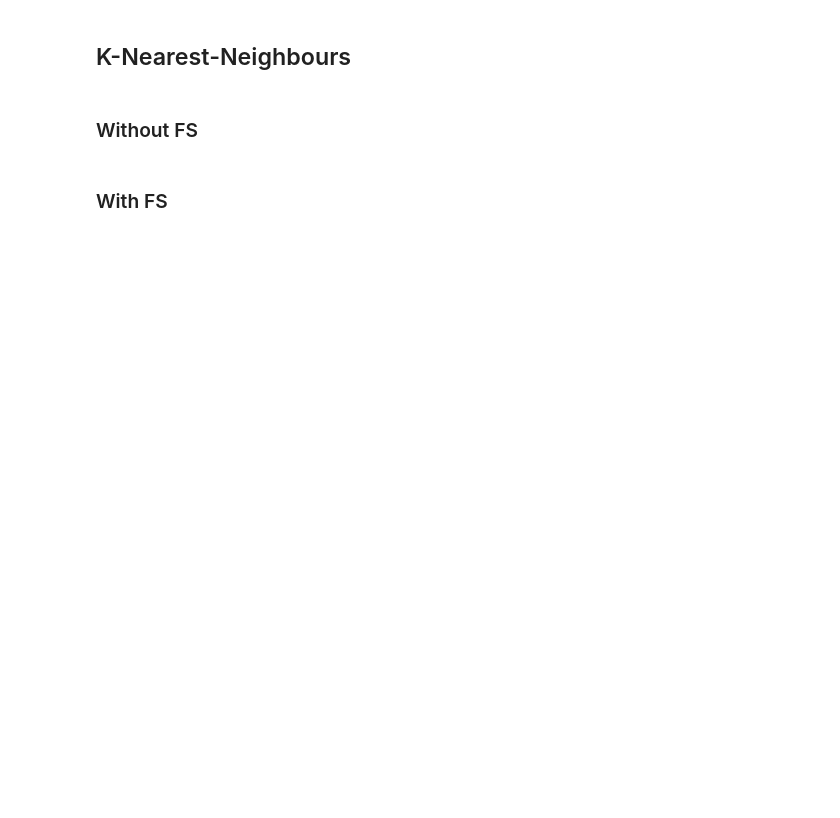
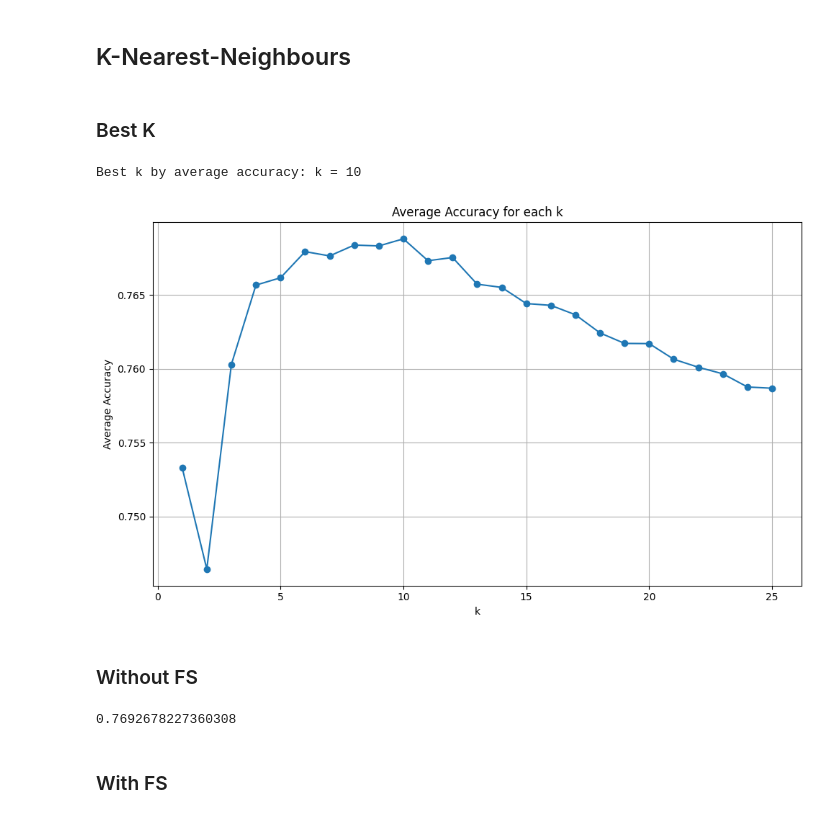
Before and after one commit to rubuy-74/feup-ia, a Jupyter notebook: proj2/main.ipynb, the cells around one changed output. Saved outputs shown, nothing was run; the diff lists cells and outputs as text; code cells hidden in the pictures; blank space fills up the shorter version.

Commit message:
feat: added script to analyze best possible k for k-nn

```diff
--- a/proj2/main.ipynb
+++ b/proj2/main.ipynb
@@ -160,5 +217,73 @@ print(best_features)
 # %% [markdown]
 ## K-Nearest-Neighbours
+# %% [markdown]
+### Best K
+# %%
+from sklearn.preprocessing import StandardScaler
+from sklearn.neighbors import KNeighborsClassifier
+from collections import defaultdict, Counter
+
+
+number_of_runs = 20 # Change this number to run more or less iterations, the more this number the more accurate can be the results
+number_of_neighbors = 25 # Change this number to evaluate more or less neighbors (not reccomended since higher neigbors has worse accuracy)
+
+# Data structures to keep track
+top_k_counts = Counter()
+k_accuracy_map = defaultdict(list)
+
+for run in range(1, number_of_runs + 1):
+    x_train, x_test, y_train, y_test = train_test_split(x, y, test_size=0.20)
+
+    scaler = StandardScaler()
+    x_train_scaled = scaler.fit_transform(x_train)
+    x_test_scaled = scaler.transform(x_test)
+
+    k_accuracies = []
+
+    for k in range(1,number_of_neighbors + 1):
+        knn = KNeighborsClassifier(n_neighbors=k)
+        knn.fit(x_train_scaled, y_train)
+        preds = knn.predict(x_test_scaled)
+        acc = accuracy_score(y_test, preds)
+        k_accuracies.append((k, acc))
+
+    # Sort by accuracy descending
+    k_accuracies.sort(key=lambda tup: tup[1], reverse=True)
+
+    # Track accuracies for average and top-k counting
+    for i, (k, acc) in enumerate(k_accuracies):
+        k_accuracy_map[k].append(acc)
+        if i == 0:
+            top_k_counts[k] += 1
+
+    best_k, best_acc = k_accuracies[0]
+
+
+
+
+# Average accuracy per k
+avg_accuracies = {k: np.mean(accs) for k, accs in k_accuracy_map.items()}
+sorted_avg = sorted(avg_accuracies.items(), key=lambda x: x[1], reverse=True)
+
+
+best_avg_k, best_avg_acc = sorted_avg[0]
+print(f"\nBest k by average accuracy: k = {best_avg_k}\n")
+
+# Plot average accuracy vs k
+ks = sorted(avg_accuracies.keys())
+accs = [avg_accuracies[k] for k in ks]
+
+plt.figure(figsize=(10, 6))
+plt.plot(ks, accs, marker='o')
+plt.title("Average Accuracy for each k")
+plt.xlabel("k")
+plt.ylabel("Average Accuracy")
+plt.grid(True)
+plt.tight_layout()
+plt.show()
+# %% [output]
+Best k by average accuracy: k = 10
+[figure, added]
 # %% [markdown]
 ### Without FS
 # %%
@@ -169,10 +294,13 @@ scaler = StandardScaler()
 x_train_scaled = scaler.fit_transform(x_train)
 x_test_scaled = scaler.transform(x_test)
 
-knn = KNeighborsClassifier(n_neighbors=8)
+knn = KNeighborsClassifier(n_neighbors=best_avg_k)
 knn = knn.fit(x_train_scaled, y_train)
 
 predictions = knn.predict(x_test_scaled)
+accuracy_score(y_test, predictions)
+# %% [output]
+0.7692678227360308
 # %% [markdown]
 ### With FS
 # %%
```
Also changed, not shown: parts of 12 cells of this notebook.
